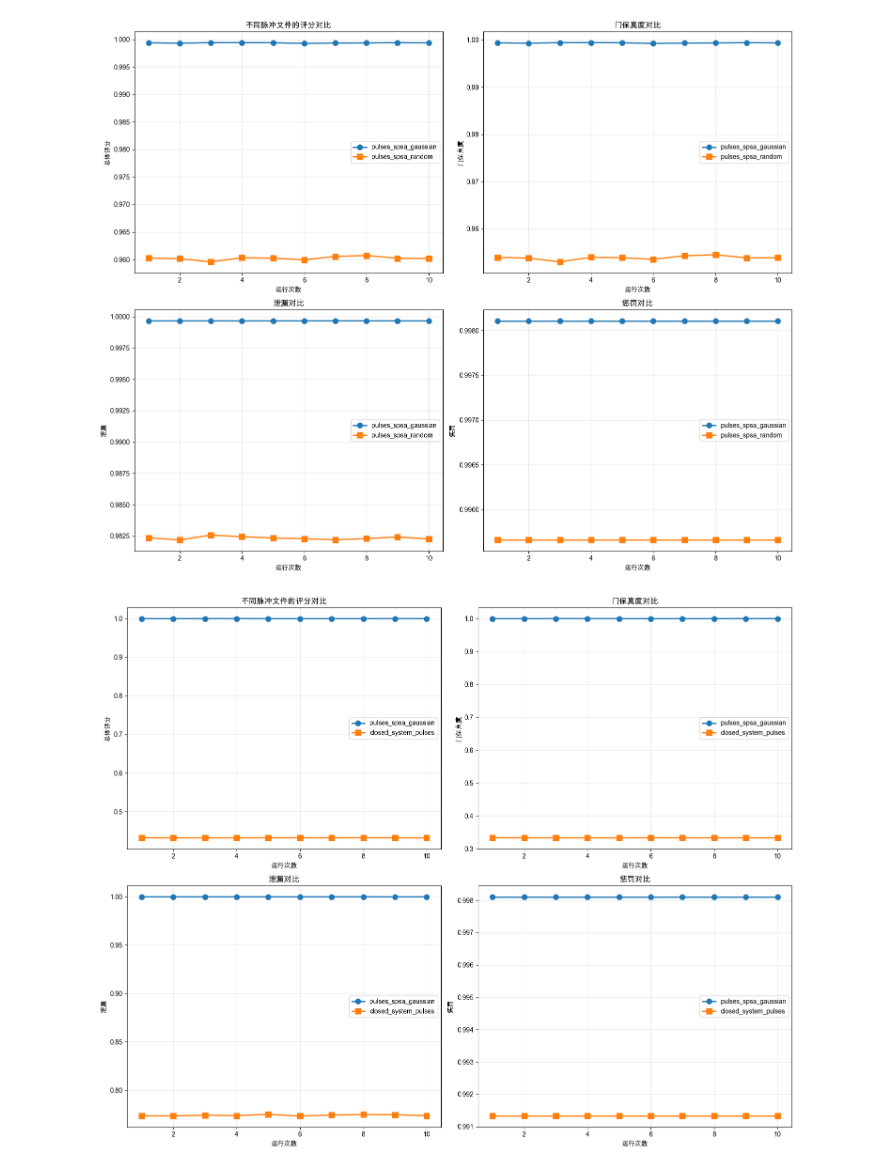
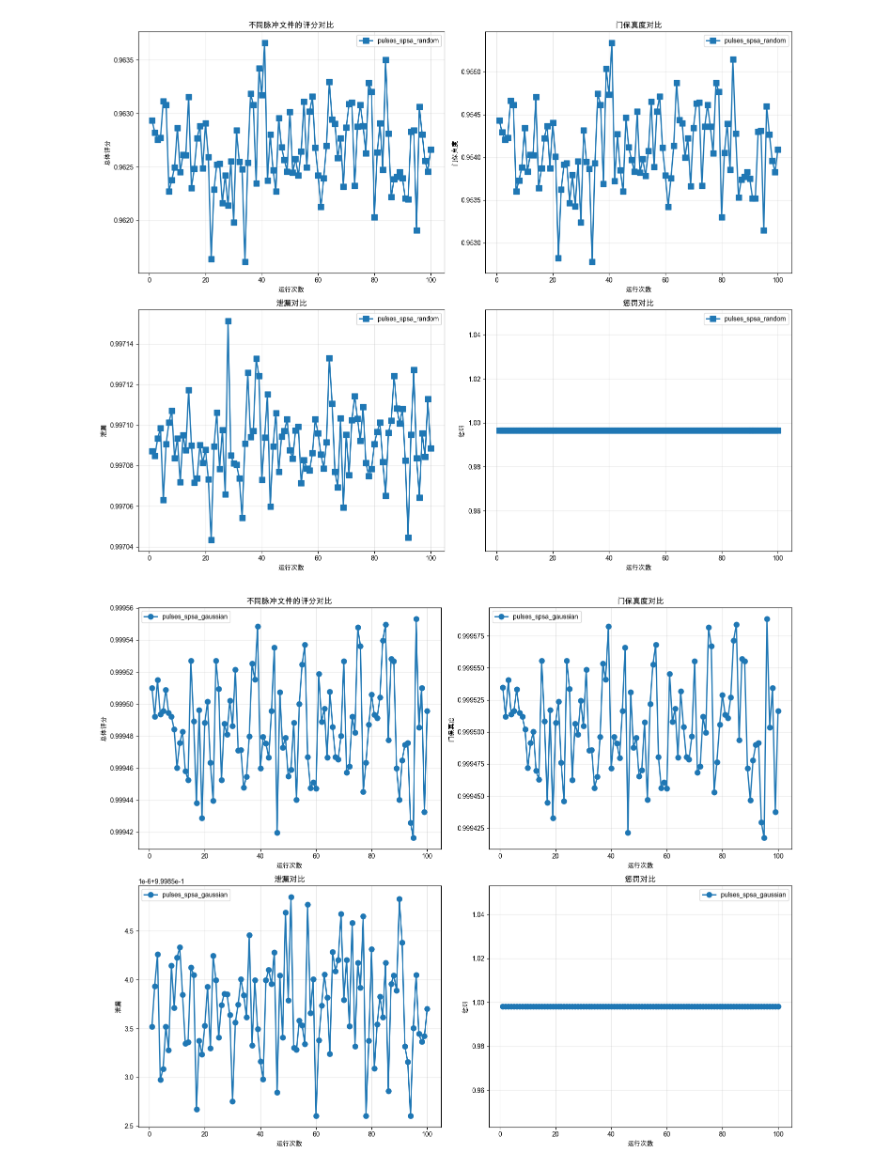
Before and after one commit to Leonardo-F/PulseOptimization, a Jupyter notebook: code/single_qubit/compare.ipynb, the cells around one changed output. Saved outputs shown, nothing was run; the diff lists cells and outputs as text; code cells hidden in the pictures.

```diff
--- a/code/single_qubit/compare.ipynb
+++ b/code/single_qubit/compare.ipynb
@@ -13,11 +16,11 @@ rcParams['font.sans-serif'] = ['SimHei', 'Arial Unicode MS', 'DejaVu Sans']
 rcParams['axes.unicode_minus'] = False
 # %%
 # 运行次数
-iters_num = 10
+iters_num = 100
 
 # 相位
 phi = 0.0
-
+shot = 15
 # 加载脉冲
 pulses_1 = np.load('results/pulses_spsa_gaussian.npy')  # Shape: (30, 2)
 pulses_2 = np.load("results/pulses_spsa_random.npy")
@@ -109,7 +167,7 @@ plt.figure(figsize=(15, 12))
 
 # 子图1: 评分对比
 plt.subplot(2, 2, 1)
-plt.plot(range(1, iters_num+1), score_list_1, 'o-', label='pulses_spsa_gaussian', linewidth=2, markersize=8)
+# plt.plot(range(1, iters_num+1), score_list_1, 'o-', label='pulses_spsa_gaussian', linewidth=2, markersize=8)
 plt.plot(range(1, iters_num+1), score_list_2, 's-', label='pulses_spsa_random', linewidth=2, markersize=8)
 plt.xlabel('运行次数')
 plt.ylabel('总体评分')
@@ -119,7 +177,7 @@ plt.grid(True, alpha=0.3)
 
 # 子图2: 门保真度对比
 plt.subplot(2, 2, 2)
-plt.plot(range(1, iters_num+1), gate_fidelity_list_1, 'o-', label='pulses_spsa_gaussian', linewidth=2, markersize=8)
+# plt.plot(range(1, iters_num+1), gate_fidelity_list_1, 'o-', label='pulses_spsa_gaussian', linewidth=2, markersize=8)
 plt.plot(range(1, iters_num+1), gate_fidelity_list_2, 's-', label='pulses_spsa_random', linewidth=2, markersize=8)
 plt.xlabel('运行次数')
 plt.ylabel('门保真度')
@@ -129,7 +187,7 @@ plt.grid(True, alpha=0.3)
 
 # 子图3: 泄漏对比
 plt.subplot(2, 2, 3)
-plt.plot(range(1, iters_num+1), leakage_list_1, 'o-', label='pulses_spsa_gaussian', linewidth=2, markersize=8)
+# plt.plot(range(1, iters_num+1), leakage_list_1, 'o-', label='pulses_spsa_gaussian', linewidth=2, markersize=8)
 plt.plot(range(1, iters_num+1), leakage_list_2, 's-', label='pulses_spsa_random', linewidth=2, markersize=8)
 plt.xlabel('运行次数')
 plt.ylabel('泄漏')
@@ -139,7 +197,7 @@ plt.grid(True, alpha=0.3)
 
 # 子图4: 惩罚对比
 plt.subplot(2, 2, 4)
-plt.plot(range(1, iters_num+1), penalty_list_1, 'o-', label='pulses_spsa_gaussian', linewidth=2, markersize=8)
+# plt.plot(range(1, iters_num+1), penalty_list_1, 'o-', label='pulses_spsa_gaussian', linewidth=2, markersize=8)
 plt.plot(range(1, iters_num+1), penalty_list_2, 's-', label='pulses_spsa_random', linewidth=2, markersize=8)
 plt.xlabel('运行次数')
 plt.ylabel('惩罚')
@@ -150,7 +208,7 @@ plt.grid(True, alpha=0.3)
 plt.tight_layout()
 plt.show()
 # %% [output]
-[figure, old version]
+[figure, new version]
 # %%
 
 # 绘制详细结果
@@ -159,7 +217,7 @@ plt.figure(figsize=(15, 12))
 # 子图1: 评分对比
 plt.subplot(2, 2, 1)
 plt.plot(range(1, iters_num+1), score_list_1, 'o-', label='pulses_spsa_gaussian', linewidth=2, markersize=8)
-plt.plot(range(1, iters_num+1), score_list_3, 's-', label='closed_system_pulses', linewidth=2, markersize=8)
+# plt.plot(range(1, iters_num+1), score_list_3, 's-', label='closed_system_pulses', linewidth=2, markersize=8)
 plt.xlabel('运行次数')
 plt.ylabel('总体评分')
 plt.title('不同脉冲文件的评分对比')
@@ -169,37 +227,37 @@ plt.grid(True, alpha=0.3)
 # 子图2: 门保真度对比
 plt.subplot(2, 2, 2)
 plt.plot(range(1, iters_num+1), gate_fidelity_list_1, 'o-', label='pulses_spsa_gaussian', linewidth=2, markersize=8)
-plt.plot(range(1, iters_num+1), gate_fidelity_list_3, 's-', label='closed_system_pulses', linewidth=2, markersize=8)
+# plt.plot(range(1, iters_num+1), gate_fidelity_list_3, 's-', label='closed_system_pulses', linewidth=2, markersize=8)
 plt.xlabel('运行次数')
 plt.ylabel('门保真度')
 plt.title('门保真度对比')
 plt.legend()
 plt.grid(True, alpha=0.3)
 
 # 子图3: 泄漏对比
 plt.subplot(2, 2, 3)
 plt.plot(range(1, iters_num+1), leakage_list_1, 'o-', label='pulses_spsa_gaussian', linewidth=2, markersize=8)
-plt.plot(range(1, iters_num+1), leakage_list_3, 's-', label='closed_system_pulses', linewidth=2, markersize=8)
+# plt.plot(range(1, iters_num+1), leakage_list_3, 's-', label='closed_system_pulses', linewidth=2, markersize=8)
 plt.xlabel('运行次数')
 plt.ylabel('泄漏')
 plt.title('泄漏对比')
 plt.legend()
 plt.grid(True, alpha=0.3)
 
 # 子图4: 惩罚对比
 plt.subplot(2, 2, 4)
 plt.plot(range(1, iters_num+1), penalty_list_1, 'o-', label='pulses_spsa_gaussian', linewidth=2, markersize=8)
-plt.plot(range(1, iters_num+1), penalty_list_3, 's-', label='closed_system_pulses', linewidth=2, markersize=8)
+# plt.plot(range(1, iters_num+1), penalty_list_3, 's-', label='closed_system_pulses', linewidth=2, markersize=8)
 plt.xlabel('运行次数')
 plt.ylabel('惩罚')
 plt.title('惩罚对比')
 plt.legend()
 plt.grid(True, alpha=0.3)
 
 plt.tight_layout()
 plt.show()
 # %% [output]
-[figure, old version]
+[figure, new version]
 # %%
 np.max(score_list_1)
 # %% [output]
```
Also changed, not shown: parts of 6 cells of this notebook, 11 other files.
